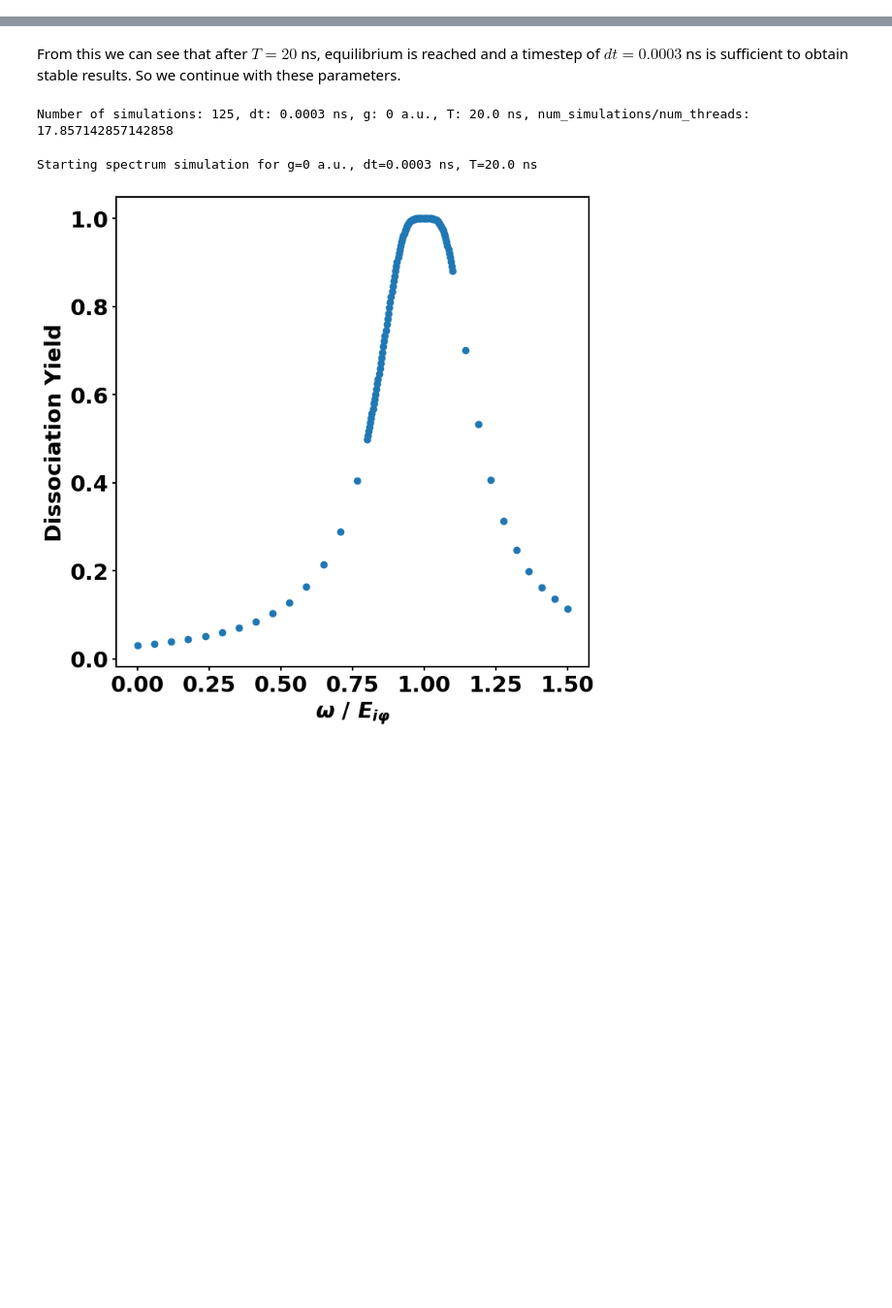
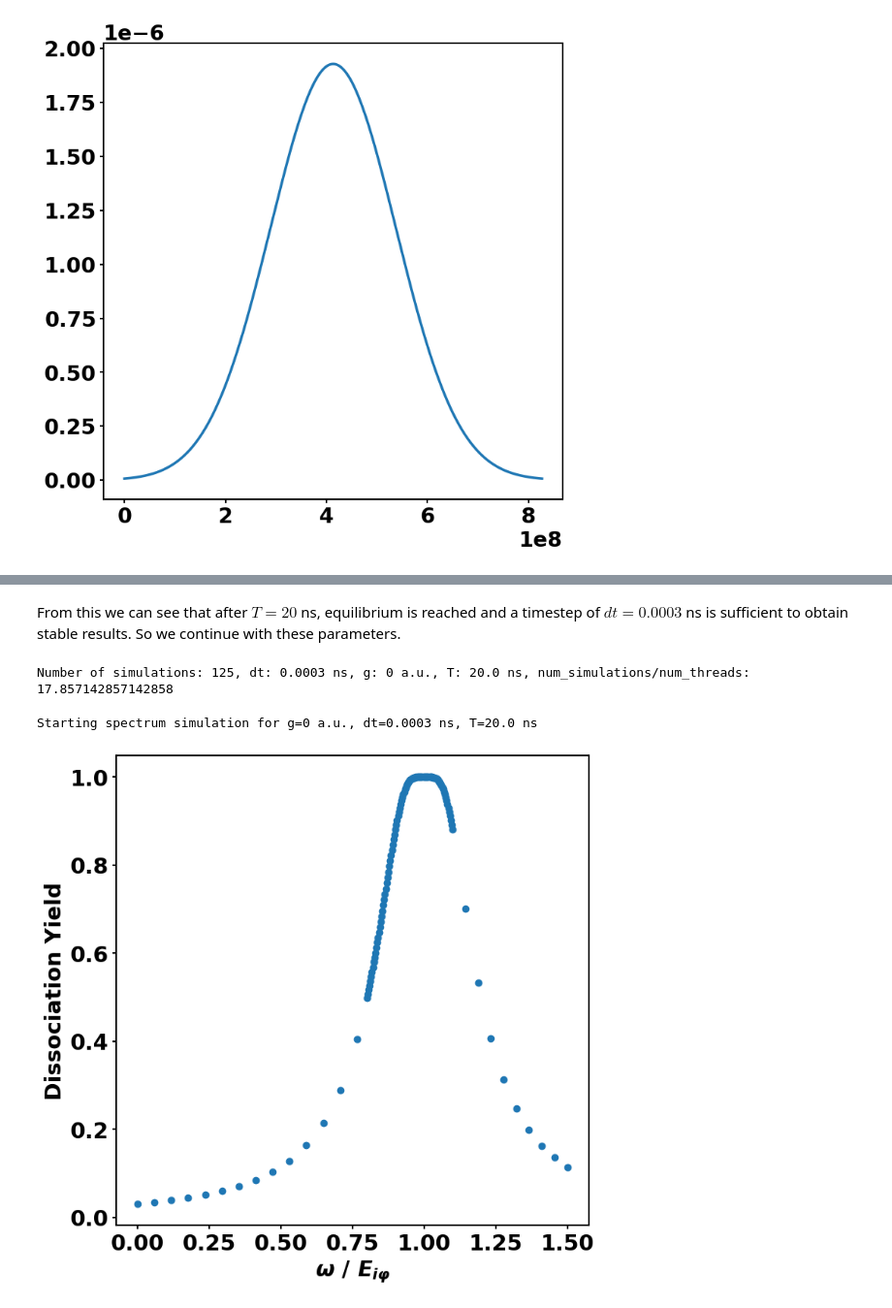
Before and after one commit to rzumbrunn/PCV_project, a Jupyter notebook: task3/task5.ipynb, the cells around one changed output, grey strips where cells are left out. Shown at 97% size. Cells and saved outputs as stored; diff of their text form; code cells hidden in the pictures; blank space fills up the shorter version.

```diff
--- a/task3/task5.ipynb
+++ b/task3/task5.ipynb
@@ -94,12 +94,17 @@ X_cache_dir = os.path.join(PROJECT_DIR, 'task3', 'x_cache')
 os.makedirs(X_cache_dir, exist_ok=True)
 # %%
 # Definitions of the laser -> coupling of the states
-
+# tau_p = 5*1e-10 / aut # ns
+t_range = np.linspace(0, T, int(T/dt))[:-1]
 def intensity(t):
     return 2*E/(tau_p * np.pi* w_0**2)*2**(-4*((t-t_0)/(tau_p))**2)
 
 def Omega_if(t, mu):
     return mu*np.sqrt(intensity(t))
+plt.plot(t_range, Omega_if(t_range, mu_i_phi))
+plt.show()
+# %% [output]
+[figure, added]
 # %%
 import h5py
 
```
Also changed, not shown: parts of 12 cells of this notebook.
